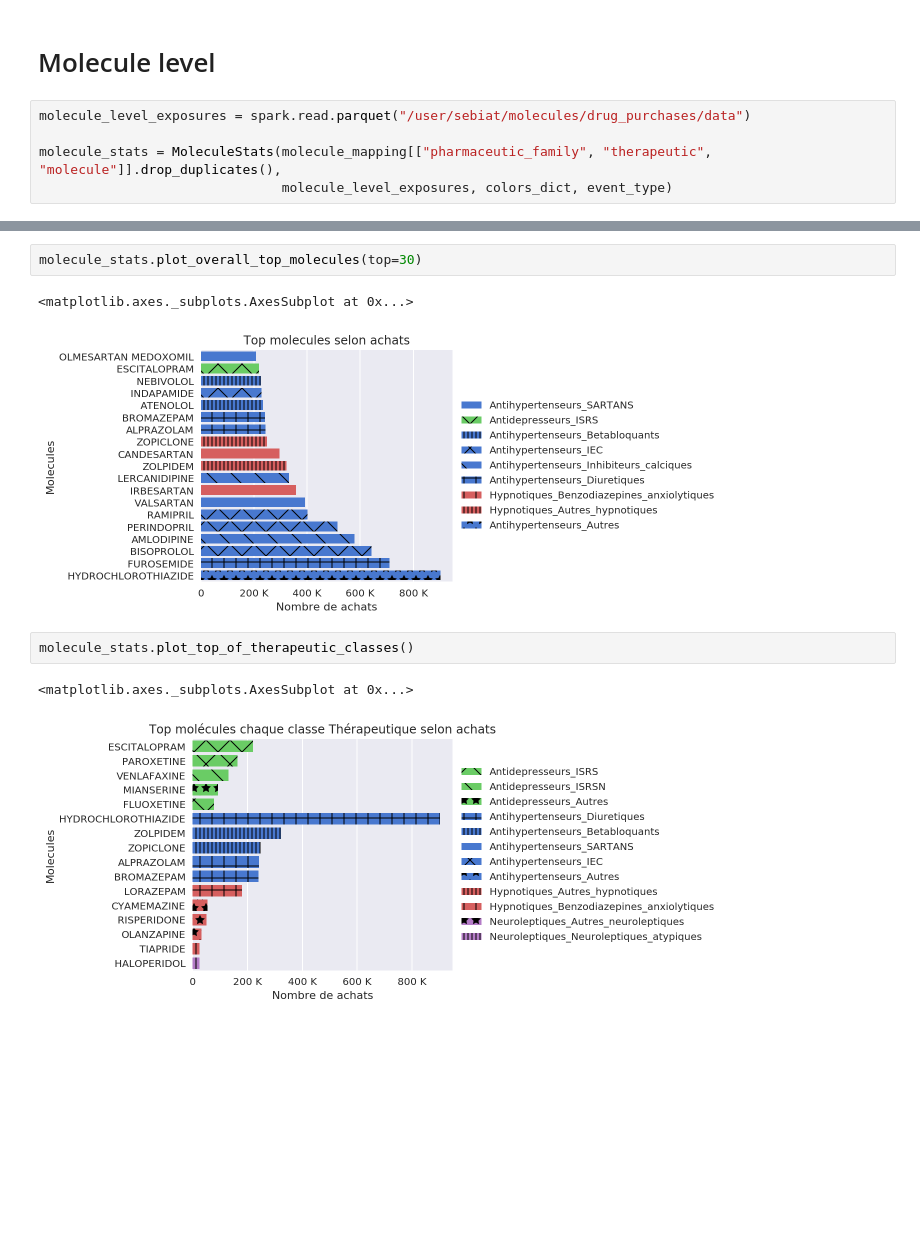
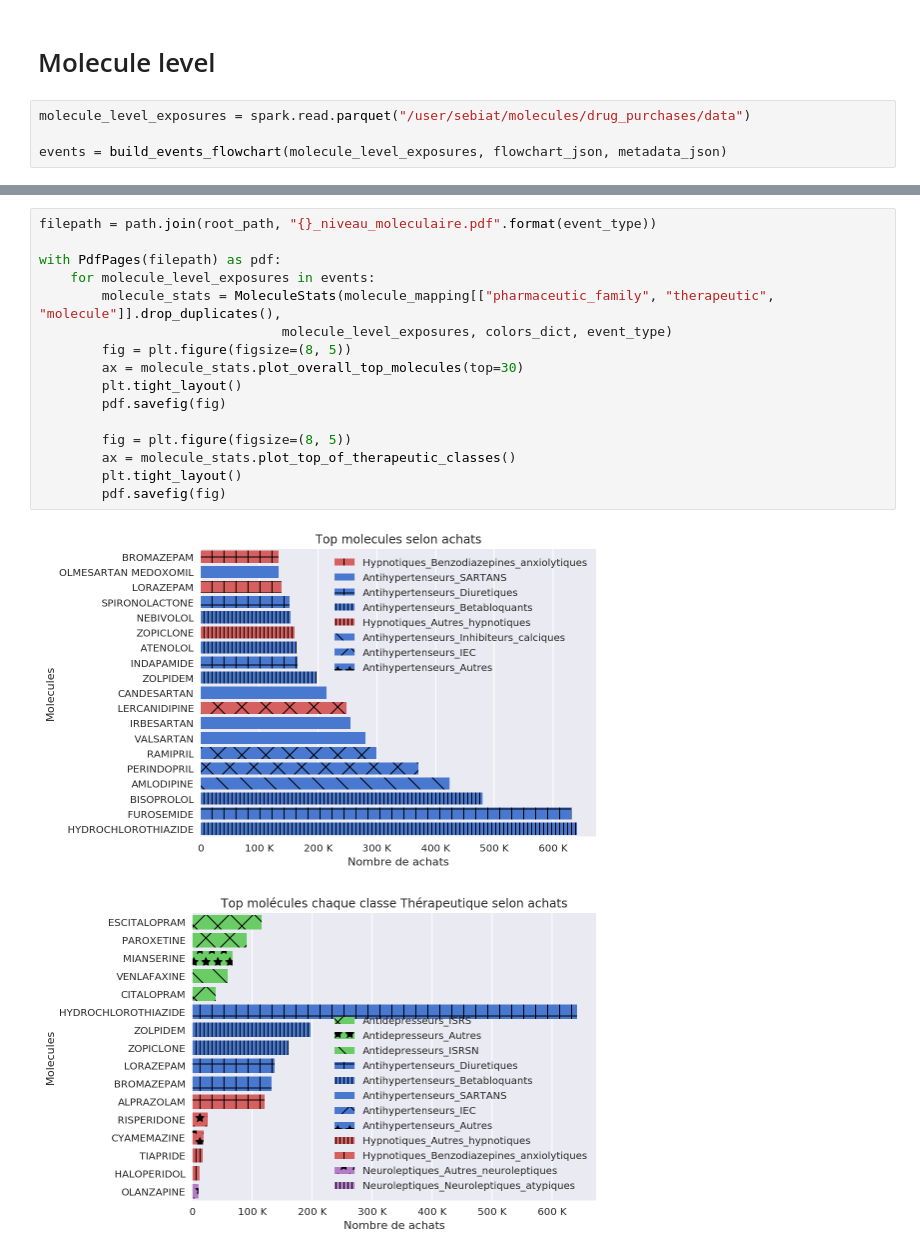
Before and after one commit to X-DataInitiative/SCALPEL-Extraction, a Jupyter notebook: scripts/notebooks/Drugs_Purchases_stats.ipynb, the cells around one changed output, grey strips where cells are left out. Drawn from its saved outputs; the diff is of its cells as text; blank space fills up the shorter version.

```diff
--- a/scripts/notebooks/Drugs_Purchases_stats.ipynb
+++ b/scripts/notebooks/Drugs_Purchases_stats.ipynb
@@ -57,5 +211,4 @@ pharma_stats.plot()
 # %%
 molecule_level_exposures = spark.read.parquet("/user/sebiat/molecules/drug_purchases/data")
 
-molecule_stats = MoleculeStats(molecule_mapping[["pharmaceutic_family", "therapeutic", "molecule"]].drop_duplicates(),
-                               molecule_level_exposures, colors_dict, event_type)
+events = build_events_flowchart(molecule_level_exposures, flowchart_json, metadata_json)
@@ -62,10 +233,19 @@ molecule_stats = MoleculeStats(molecule_mapping[["pharmaceutic_family", "therape
-# %%
-molecule_stats.plot_overall_top_molecules(top=30)
-# %% [output]
-<matplotlib.axes._subplots.AxesSubplot at 0x...>
-[figure, removed]
-# %%
-molecule_stats.plot_top_of_therapeutic_classes()
-# %% [output]
-<matplotlib.axes._subplots.AxesSubplot at 0x...>
-[figure, removed]
+# %%
+filepath = path.join(root_path, "{}_niveau_moleculaire.pdf".format(event_type))
+
+with PdfPages(filepath) as pdf:
+    for molecule_level_exposures in events:
+        molecule_stats = MoleculeStats(molecule_mapping[["pharmaceutic_family", "therapeutic", "molecule"]].drop_duplicates(),
+                               molecule_level_exposures, colors_dict, event_type)
+        fig = plt.figure(figsize=(8, 5))
+        ax = molecule_stats.plot_overall_top_molecules(top=30)
+        plt.tight_layout()
+        pdf.savefig(fig)
+
+        fig = plt.figure(figsize=(8, 5))
+        ax = molecule_stats.plot_top_of_therapeutic_classes()
+        plt.tight_layout()
+        pdf.savefig(fig)
+# %% [output]
+[figure, added]
+[figure, added]
```
Also changed, not shown: parts of 15 cells of this notebook, 2 other files.
